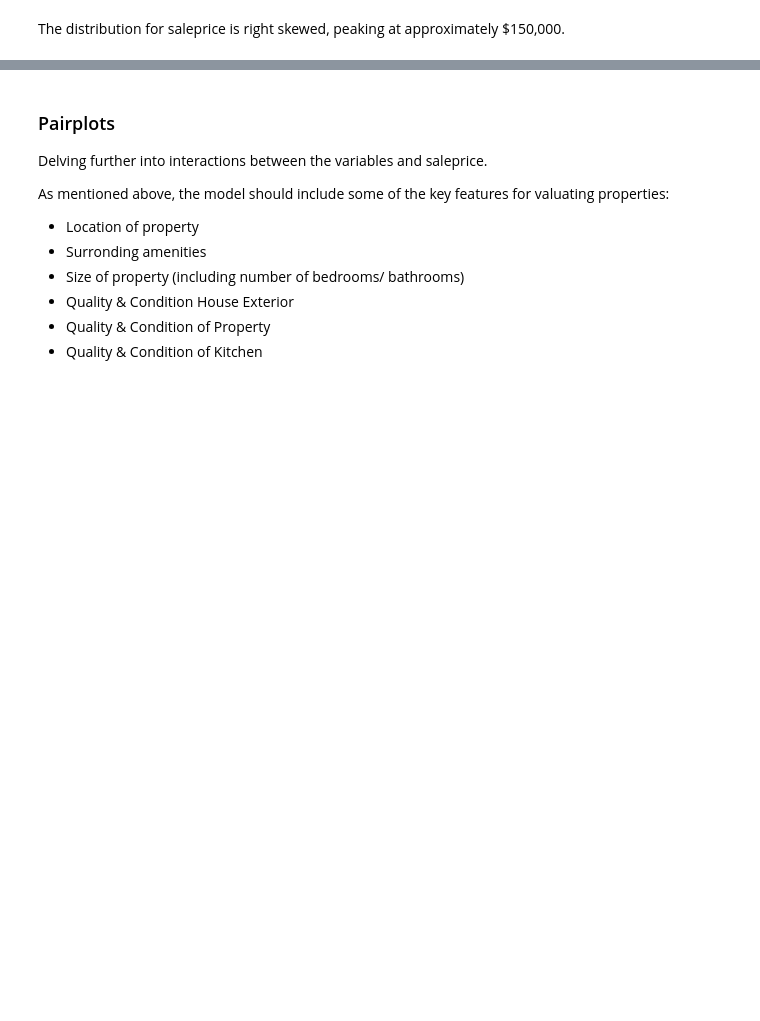
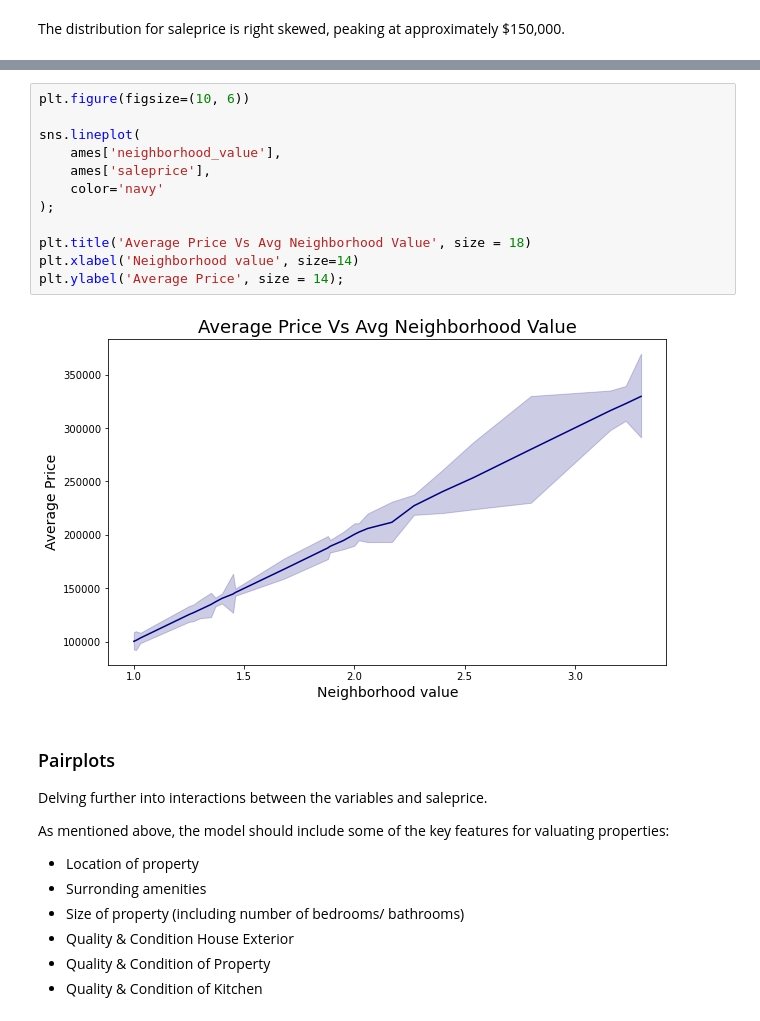
Before and after one commit to splatter20/GA-projects, a Jupyter notebook: Project_2/Code/1_Background, Cleaning and EDA.ipynb, the cells around one changed output, grey strips where cells are left out. Drawn from its saved outputs; the diff is of its cells as text; blank space fills up the shorter version.

```diff
--- a/Project_2/Code/1_Background, Cleaning and EDA.ipynb
+++ b/Project_2/Code/1_Background, Cleaning and EDA.ipynb
@@ -518,3 +536,17 @@ The distribution for saleprice is right skewed, peaking at approximately $150,00
+# %%
+plt.figure(figsize=(10, 6))
+
+sns.lineplot(
+    ames['neighborhood_value'],
+    ames['saleprice'],
+    color='navy'
+);
+
+plt.title('Average Price Vs Avg Neighborhood Value', size = 18)
+plt.xlabel('Neighborhood value', size=14)
+plt.ylabel('Average Price', size = 14);
+# %% [output]
+[figure, added]
 # %% [markdown]
 ### Pairplots
 
```
Also changed, not shown: parts of 3 cells of this notebook, 1 other file.
